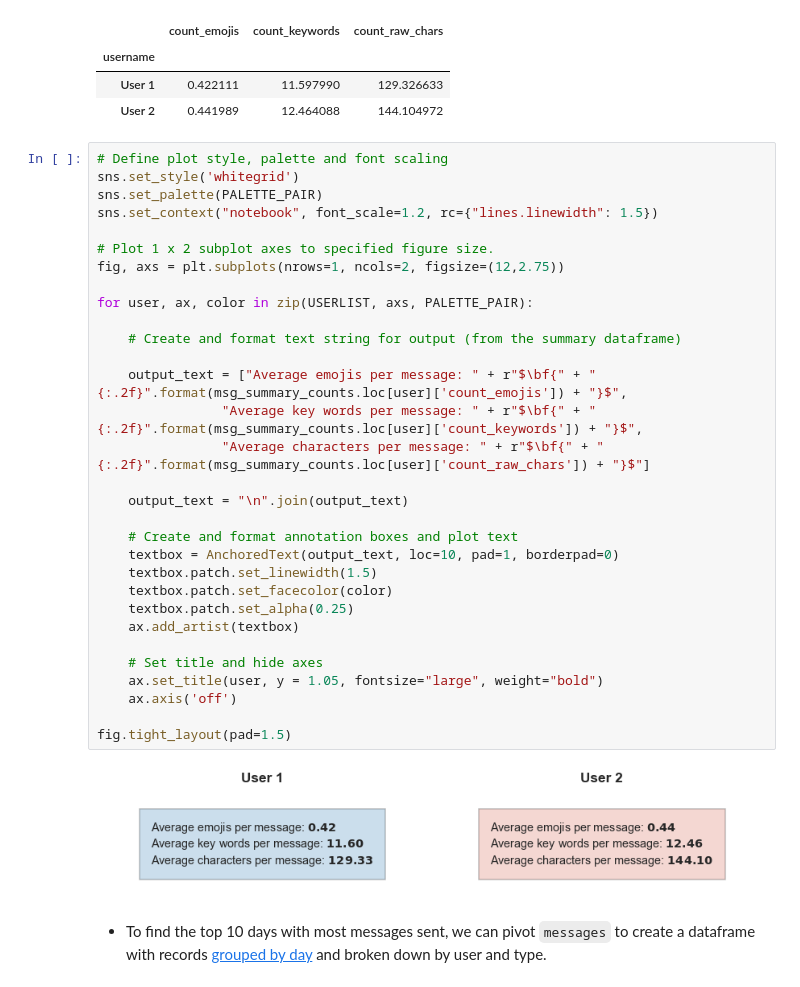
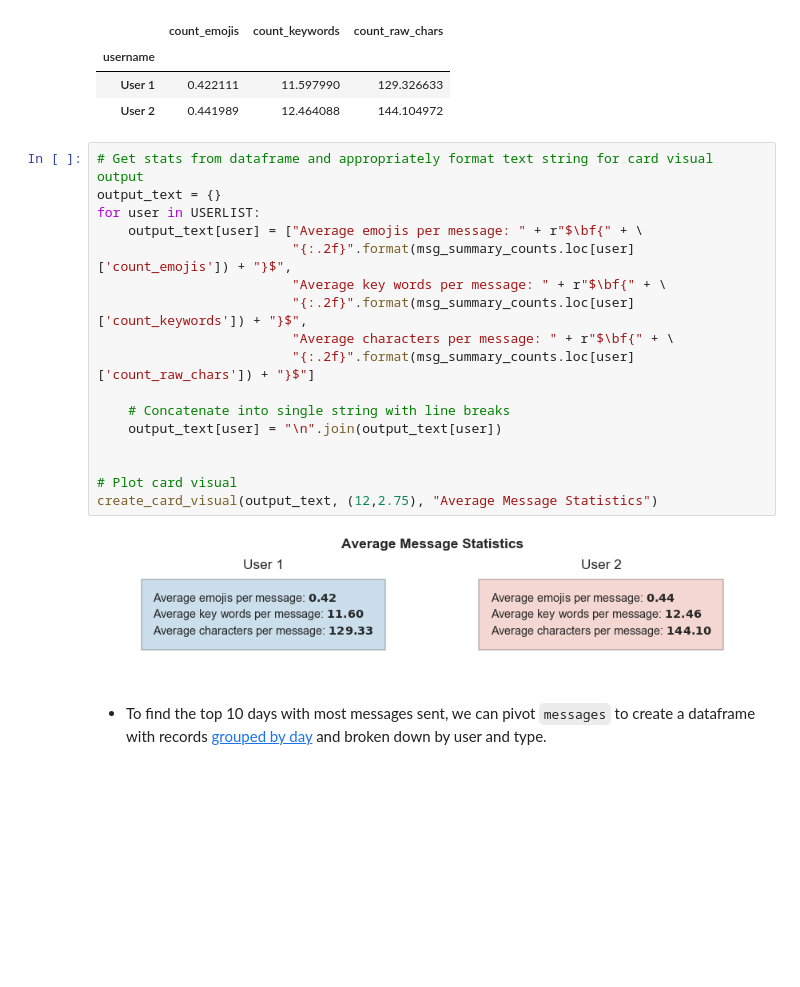
Before and after one commit to shenal-siri/WhatsApp-Chat-Viz, a Jupyter notebook: Chat-History-Prototyping.ipynb, the cells around one changed output. Drawn from its saved outputs; the diff is of its cells as text; blank space fills up the shorter version.

```diff
--- a/Chat-History-Prototyping.ipynb
+++ b/Chat-History-Prototyping.ipynb
@@ -588,39 +611,25 @@ msg_summary_counts
 | username |  |  |  |
 | User 1 | 0.422111 | 11.597990 | 129.326633 |
 | User 2 | 0.441989 | 12.464088 | 144.104972 |
-# %%
-# Define plot style, palette and font scaling
-sns.set_style('whitegrid')
-sns.set_palette(PALETTE_PAIR)
-sns.set_context("notebook", font_scale=1.2, rc={"lines.linewidth": 1.5})
-
-# Plot 1 x 2 subplot axes to specified figure size.
-fig, axs = plt.subplots(nrows=1, ncols=2, figsize=(12,2.75))
-
-for user, ax, color in zip(USERLIST, axs, PALETTE_PAIR):
-
-    # Create and format text string for output (from the summary dataframe)
-
-    output_text = ["Average emojis per message: " + r"$\bf{" + "{:.2f}".format(msg_summary_counts.loc[user]['count_emojis']) + "}$",
-                "Average key words per message: " + r"$\bf{" + "{:.2f}".format(msg_summary_counts.loc[user]['count_keywords']) + "}$",
-                "Average characters per message: " + r"$\bf{" + "{:.2f}".format(msg_summary_counts.loc[user]['count_raw_chars']) + "}$"]
-
-    output_text = "\n".join(output_text)
-
-    # Create and format annotation boxes and plot text
-    textbox = AnchoredText(output_text, loc=10, pad=1, borderpad=0)
-    textbox.patch.set_linewidth(1.5)
-    textbox.patch.set_facecolor(color)
-    textbox.patch.set_alpha(0.25)
-    ax.add_artist(textbox)
-
-    # Set title and hide axes
-    ax.set_title(user, y = 1.05, fontsize="large", weight="bold")
-    ax.axis('off')
-
-fig.tight_layout(pad=1.5)
-# %% [output]
-[figure, removed]
+# %%
+# Get stats from dataframe and appropriately format text string for card visual output
+output_text = {}
+for user in USERLIST:
+    output_text[user] = ["Average emojis per message: " + r"$\bf{" + \
+                         "{:.2f}".format(msg_summary_counts.loc[user]['count_emojis']) + "}$",
+                         "Average key words per message: " + r"$\bf{" + \
+                         "{:.2f}".format(msg_summary_counts.loc[user]['count_keywords']) + "}$",
+                         "Average characters per message: " + r"$\bf{" + \
+                         "{:.2f}".format(msg_summary_counts.loc[user]['count_raw_chars']) + "}$"]
+
+    # Concatenate into single string with line breaks
+    output_text[user] = "\n".join(output_text[user])
+
+
+# Plot card visual
+create_card_visual(output_text, (12,2.75), "Average Message Statistics")
+# %% [output]
+[figure, added]
 # %% [markdown]
 - To find the top 10 days with most messages sent, we can pivot `messages` to create a dataframe with records [grouped by day](https://pandas.pydata.org/pandas-docs/stable/user_guide/timeseries.html#dateoffset-objects) and broken down by user and type.
 # %%
```
Also changed, not shown: parts of 13 cells of this notebook.
